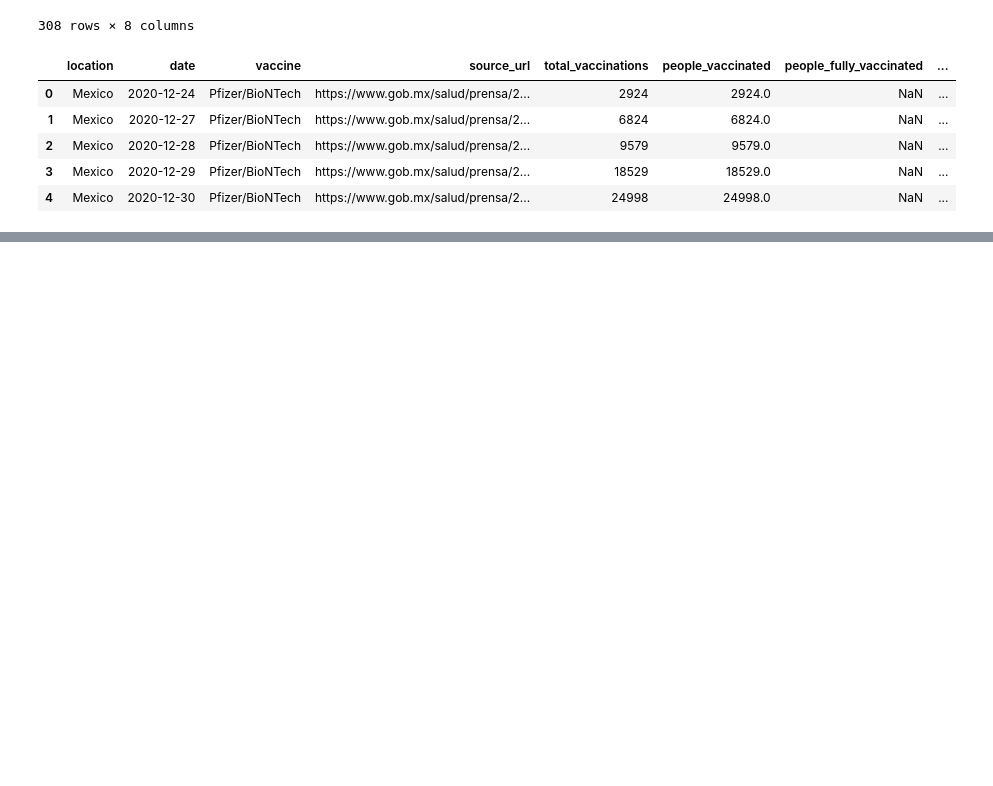
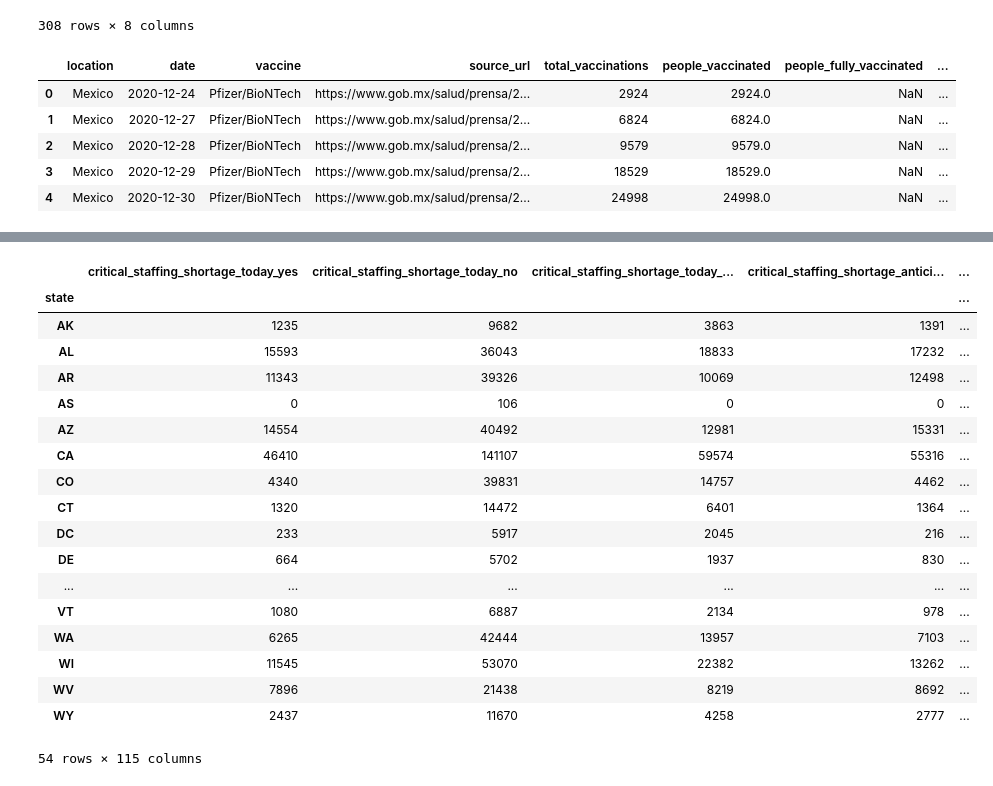
Before and after one commit to digantgarude/Covid-19-Vaccine-Rhetoric-Analysis-Based-on-Tweets, a Jupyter notebook: COVID_Count_API/covid_19_count.ipynb, the cells around one changed output, grey strips where cells are left out. Drawn from its saved outputs; the diff is of its cells as text; code cells hidden in the pictures; blank space fills up the shorter version.

```diff
--- a/COVID_Count_API/covid_19_count.ipynb
+++ b/COVID_Count_API/covid_19_count.ipynb
@@ -196,0 +215,2 @@ vaccinations_india_df.head()
+# %%
+grouped_data_us  = df.groupby("state", axis = 0).sum()
@@ -196,0 +269,22 @@ vaccinations_india_df.head()
+# %%
+grouped_data_us
+# %% [output]
+|  | critical_staffing_shortage_today_yes | critical_staffing_shortage_today_no | critical_staffing_shortage_today_... | critical_staffing_shortage_antici... | ... |
+| state |  |  |  |  | ... |
+| AK | 1235 | 9682 | 3863 | 1391 | ... |
+| AL | 15593 | 36043 | 18833 | 17232 | ... |
+| AR | 11343 | 39326 | 10069 | 12498 | ... |
+| AS | 0 | 106 | 0 | 0 | ... |
+| AZ | 14554 | 40492 | 12981 | 15331 | ... |
+| CA | 46410 | 141107 | 59574 | 55316 | ... |
+| CO | 4340 | 39831 | 14757 | 4462 | ... |
+| CT | 1320 | 14472 | 6401 | 1364 | ... |
+| DC | 233 | 5917 | 2045 | 216 | ... |
+| DE | 664 | 5702 | 1937 | 830 | ... |
+| ... | ... | ... | ... | ... | ... |
+| VT | 1080 | 6887 | 2134 | 978 | ... |
+| WA | 6265 | 42444 | 13957 | 7103 | ... |
+| WI | 11545 | 53070 | 22382 | 13262 | ... |
+| WV | 7896 | 21438 | 8219 | 8692 | ... |
+| WY | 2437 | 11670 | 4258 | 2777 | ... |
+54 rows × 115 columns
```
Also changed, not shown: parts of 9 cells of this notebook, 39 other files.
